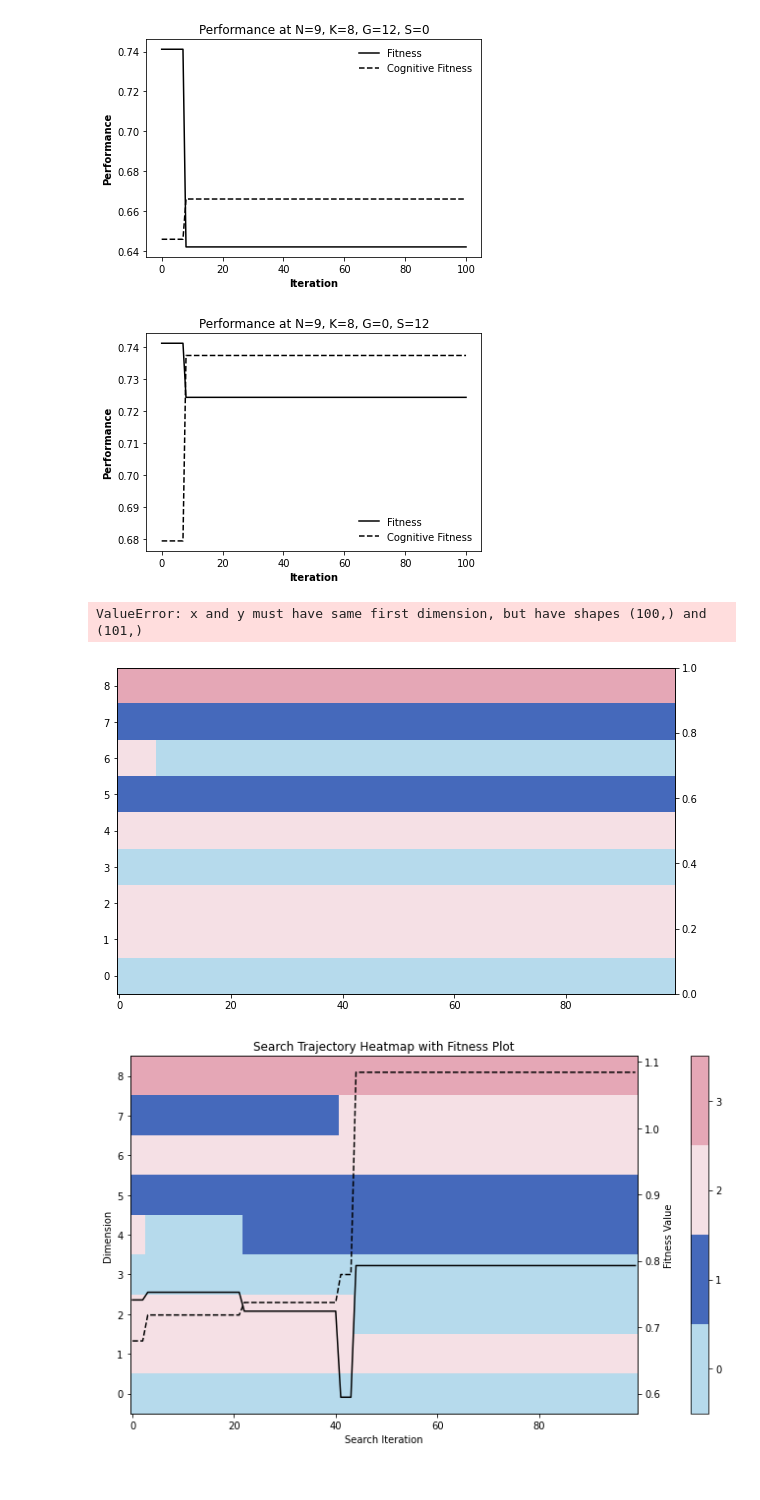
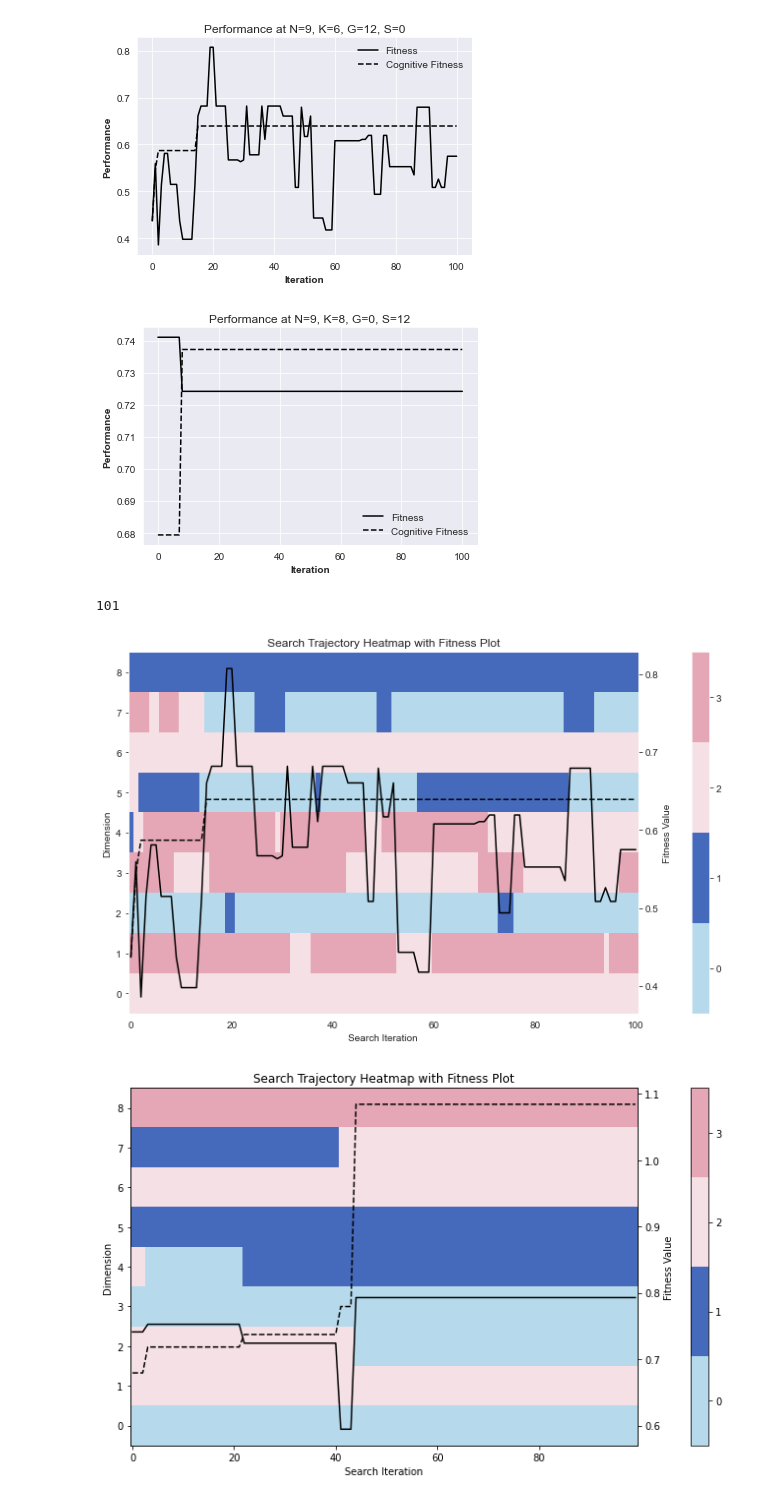
Before and after one commit to baldFemale/OpenInnovationFramework, a Jupyter notebook: Mechanism/Procedural/SearchTrajectory.ipynb, the cells around one changed output. Saved outputs shown, nothing was run; the diff lists cells and outputs as text; code cells hidden in the pictures.

```diff
--- a/Mechanism/Procedural/SearchTrajectory.ipynb
+++ b/Mechanism/Procedural/SearchTrajectory.ipynb
@@ -49,11 +45,11 @@ morandi_colors = [morandi_blue, morandi_green, morandi_yellow, morandi_orange, m
 # Generalist Search Trajectory
 import numpy as np
 from Landscape import Landscape
-from Generalist import Generalist
+from SuperGeneralist import Generalist
 np.random.seed(1000)
 search_iteration = 100
 N = 9
-K = 8
+K = 6
 state_num = 4
 generalist_expertise = 12
 specialist_expertise = 0
@@ -61,7 +57,7 @@ landscape = Landscape(N=N, K=K, state_num=state_num, alpha=0.5)
 # landscape.describe()
 generalist = Generalist(N=N, landscape=landscape, state_num=4, crowd=None, generalist_expertise=generalist_expertise)
 # agent.describe()
-G_trajectory = []
+G_trajectory = [[int(i) for i in generalist.state]]
 for _ in range(search_iteration):
     generalist.search()
     position = [int(i) for i in generalist.state]
@@ -79,7 +75,7 @@ plt.legend(frameon=False, fontsize=10)
 plt.savefig("G_performance_K_{0}.png".format(K), transparent=True, dpi=200)
 plt.show()
 # %% [output]
-[figure, old version]
+[figure, new version]
 # %%
 # Specialist Search Trajecory
 import numpy as np
@@ -115,7 +111,7 @@ plt.savefig("S_performance_K_{0}.png".format(K), transparent=True, dpi=200)
 plt.show()
 # print(trajectory)
 # %% [output]
-[figure, old version]
+[figure, new version]
 # %%
 import numpy as np
 import matplotlib.pyplot as plt
@@ -123,10 +119,11 @@ import matplotlib.cm as cm
 import matplotlib.colors as colors
 
 # Generate random positions and fitness values
-num_positions = search_iteration
+num_positions = search_iteration + 1
 num_dimensions = N
 positions = np.array(G_trajectory, dtype=int)
 fitness_values = generalist.fitness_across_time
+print(len(fitness_values))
 cog_fitness_values = generalist.cog_fitness_across_time
 
 # Create a colormap for the heatmap
@@ -139,7 +136,6 @@ ax2 = ax1.twinx()  # Create a twin Axes sharing the x-axis with ax1
 
 # Set aspect ratio to 'auto' for proper proportions
 im = ax1.imshow(positions.T, cmap=cmap, aspect='auto', extent=[-0.5, num_positions - 0.5, -0.5, num_dimensions - 0.5])
-
 # Plot the fitness values as a line graph on the second y-axis
 ax2.plot(range(num_positions), fitness_values, color='k', label="Fitness")
 plt.plot(range(num_positions), cog_fitness_values, "k--", label="Cognitive Fitness")
@@ -150,35 +146,35 @@ plt.plot(range(num_positions), cog_fitness_values, "k--", label="Cognitive Fitne
 # ax1.set_xticklabels(x_ticks)
 
 # Set tick labels and limits for the y-axis (position dimension)
 y_ticks = np.arange(num_dimensions)
 ax1.set_yticks(y_ticks)
 ax1.set_yticklabels(y_ticks)
 ax1.set_ylim([-0.5, num_dimensions - 0.5])
 
 # Set tick labels and limits for the second y-axis (fitness values)
 ax2.set_ylabel('Fitness Value')
 # ax2.set_ylim([0, 1])
 
 # Add colorbar
 cbar = fig.colorbar(im, ax=ax2, pad=0.08)  # Adjust the pad value as needed
 cbar.set_ticks([0.375, 1.125, 1.875, 2.625])  # Center the colorbar ticks
 cbar.set_ticklabels(['0', '1', '2', '3'])
 
 # Add labels and title
 ax1.set_xlabel('Search Iteration')
 ax1.set_ylabel('Dimension')
 ax1.set_title('Search Trajectory Heatmap with Fitness Plot')
 ax1.grid(visible=False)
 ax2.grid(visible=False)
 # Adjust spacing to accommodate the second y-axis label and colorbar
 fig.tight_layout()
 
 # Display the heatmap and fitness plot
 plt.savefig("G_Heatmap_Trajectory_K_{0}.png".format(K), transparent=False, dpi=300)
 plt.show()
 # %% [output]
-ValueError: x and y must have same first dimension, but have shapes (100,) and (101,)
+101
-[figure, old version]
+[figure, new version]
 # %%
 import numpy as np
 import matplotlib.pyplot as plt
```
Also changed, not shown: parts of 1 cell of this notebook, 9 other files.
